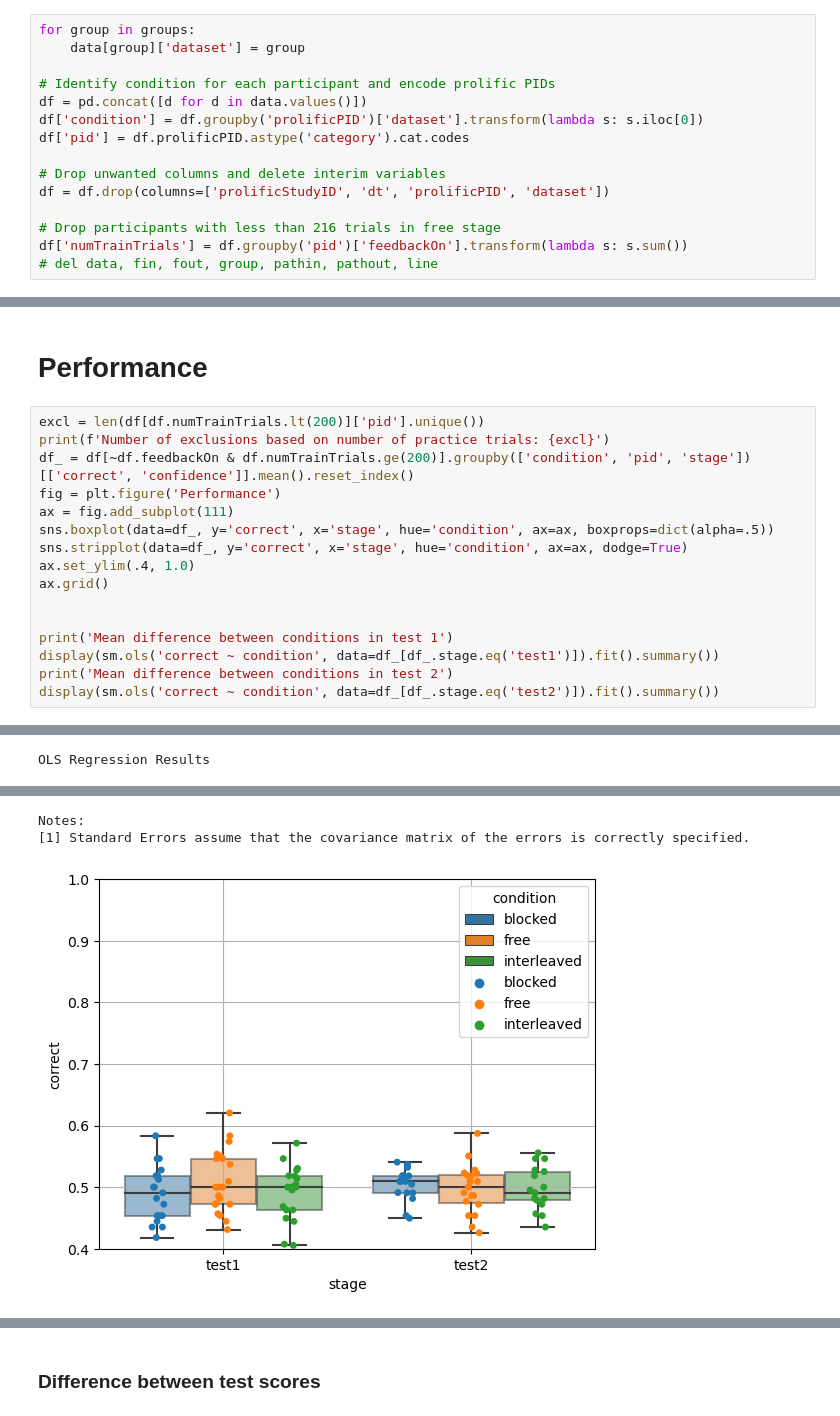
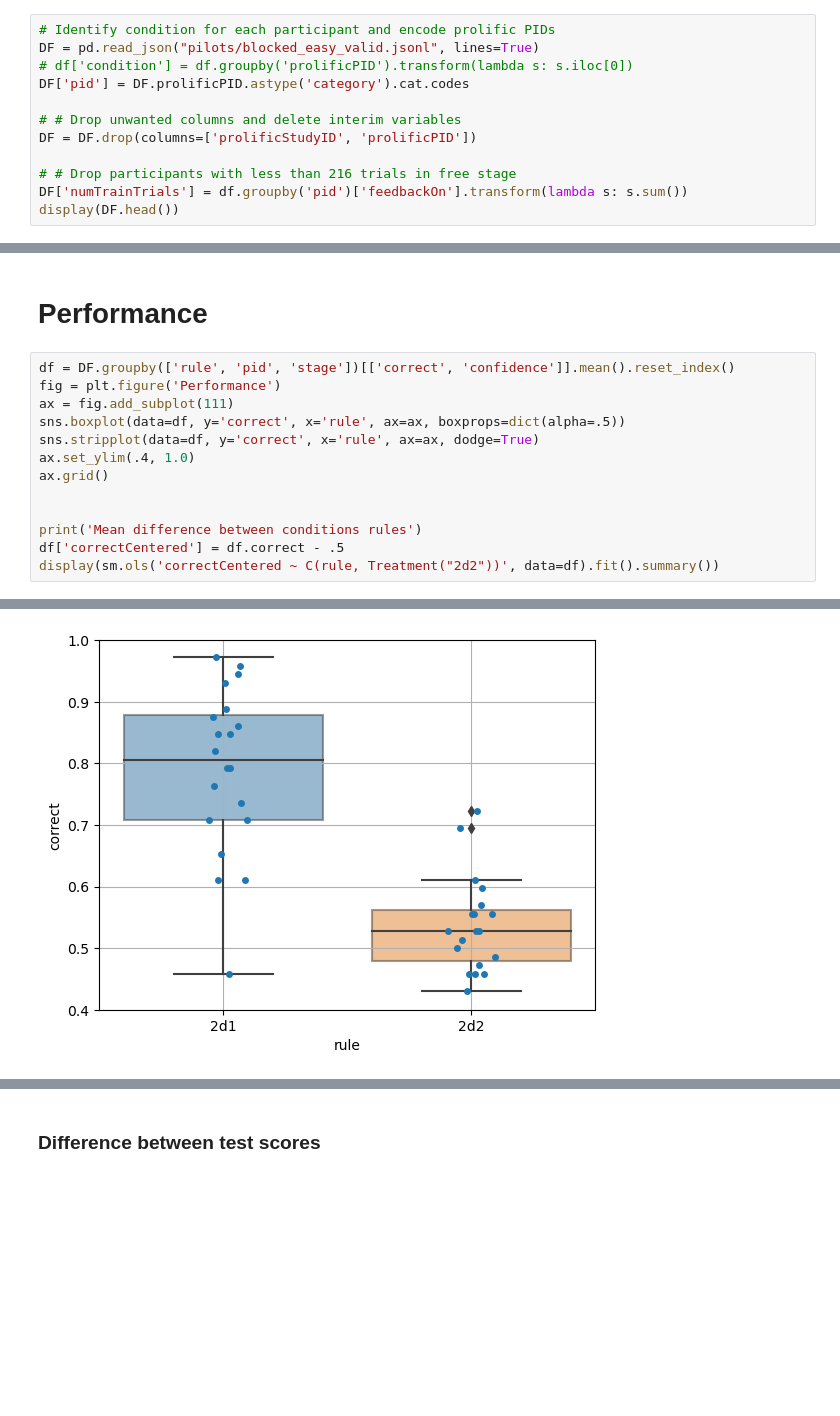
Before and after one commit to alex-ten/repetition_bias_active_learning, a Jupyter notebook: pilot_analyses.ipynb, the cells around one changed output, grey strips where cells are left out. Saved outputs shown, nothing was run; the diff lists cells and outputs as text; blank space fills up the shorter version.

Commit message:
Analyses of pilots testing rule difficulty

```diff
--- a/pilot_analyses.ipynb
+++ b/pilot_analyses.ipynb
@@ -26,17 +28,14 @@ del fin, fout, group, pathin, pathout, line
 # %% [markdown]
 ### Create dataframe
 # %%
-for group in groups:
-    data[group]['dataset'] = group
+# Identify condition for each participant and encode prolific PIDs
+DF = pd.read_json("pilots/blocked_easy_valid.jsonl", lines=True)
+# df['condition'] = df.groupby('prolificPID').transform(lambda s: s.iloc[0])
+DF['pid'] = DF.prolificPID.astype('category').cat.codes
 
-# Identify condition for each participant and encode prolific PIDs
-df = pd.concat([d for d in data.values()])
-df['condition'] = df.groupby('prolificPID')['dataset'].transform(lambda s: s.iloc[0])
-df['pid'] = df.prolificPID.astype('category').cat.codes
+# # Drop unwanted columns and delete interim variables
+DF = DF.drop(columns=['prolificStudyID', 'prolificPID'])
 
-# Drop unwanted columns and delete interim variables
-df = df.drop(columns=['prolificStudyID', 'dt', 'prolificPID', 'dataset'])
-
-# Drop participants with less than 216 trials in free stage
-df['numTrainTrials'] = df.groupby('pid')['feedbackOn'].transform(lambda s: s.sum())
-# del data, fin, fout, group, pathin, pathout, line
+# # Drop participants with less than 216 trials in free stage
+DF['numTrainTrials'] = df.groupby('pid')['feedbackOn'].transform(lambda s: s.sum())
+display(DF.head())
@@ -50,19 +53,16 @@ np.histogram(df[df.feedbackOn].groupby('pid')[['famInd']].nunique(), bins=[1, 2,
 # %% [markdown]
 # Performance
 # %%
-excl = len(df[df.numTrainTrials.lt(200)]['pid'].unique())
-print(f'Number of exclusions based on number of practice trials: {excl}')
-df_ = df[~df.feedbackOn & df.numTrainTrials.ge(200)].groupby(['condition', 'pid', 'stage'])[['correct', 'confidence']].mean().reset_index()
+df = DF.groupby(['rule', 'pid', 'stage'])[['correct', 'confidence']].mean().reset_index()
 fig = plt.figure('Performance')
 ax = fig.add_subplot(111)
-sns.boxplot(data=df_, y='correct', x='stage', hue='condition', ax=ax, boxprops=dict(alpha=.5))
-sns.stripplot(data=df_, y='correct', x='stage', hue='condition', ax=ax, dodge=True)
+sns.boxplot(data=df, y='correct', x='rule', ax=ax, boxprops=dict(alpha=.5))
+sns.stripplot(data=df, y='correct', x='rule', ax=ax, dodge=True)
 ax.set_ylim(.4, 1.0)
 ax.grid()
 
 
-print('Mean difference between conditions in test 1')
-display(sm.ols('correct ~ condition', data=df_[df_.stage.eq('test1')]).fit().summary())
-print('Mean difference between conditions in test 2')
-display(sm.ols('correct ~ condition', data=df_[df_.stage.eq('test2')]).fit().summary())
+print('Mean difference between conditions rules')
+df['correctCentered'] = df.correct - .5
+display(sm.ols('correctCentered ~ C(rule, Treatment("2d2"))', data=df).fit().summary())
 # %% [output]
@@ -92 +88,0 @@ Mean difference between conditions in test 2
-OLS Regression Results
@@ -110,3 +89 @@ OLS Regression Results
-Notes:
-[1] Standard Errors assume that the covariance matrix of the errors is correctly specified.
-[figure, old version]
+[figure, new version]
```
Also changed, not shown: parts of 12 cells of this notebook, 9 other files.
